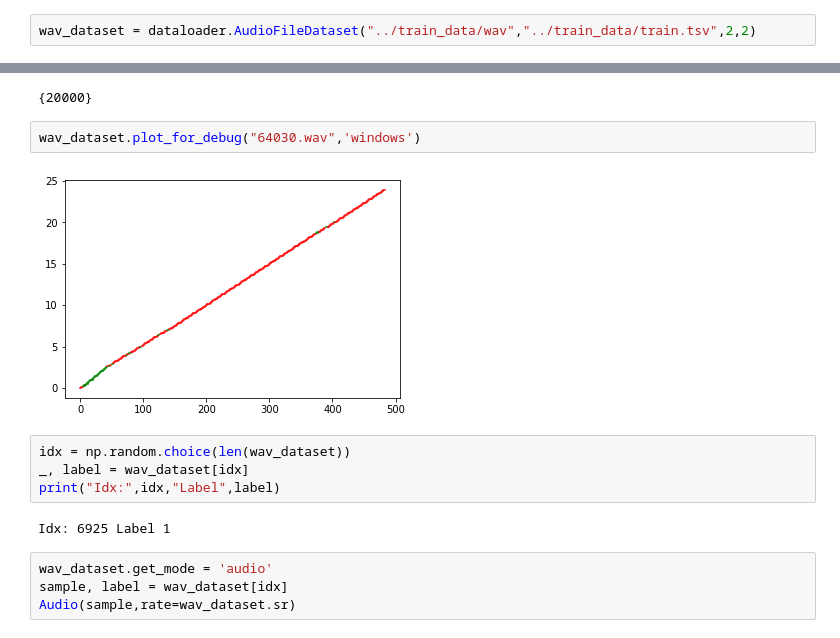
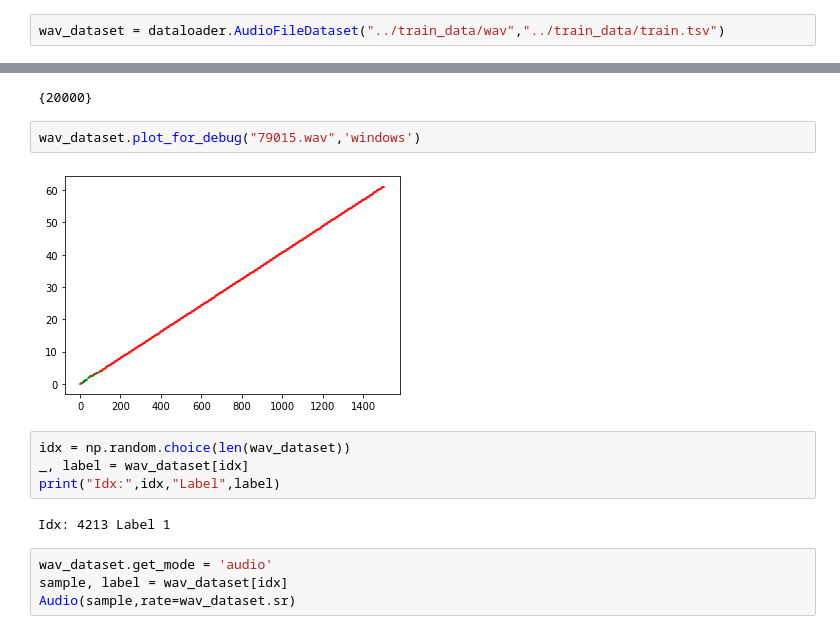
Before and after one commit to orcasound/aifororcas-livesystem, a Jupyter notebook: data_ml/DataSanityCheck.ipynb, the cells around one changed output, grey strips where cells are left out. Cells and saved outputs as stored; diff of their text form.

```diff
--- a/data_ml/DataSanityCheck.ipynb
+++ b/data_ml/DataSanityCheck.ipynb
@@ -168,5 +189,5 @@ df.head()
 | 3 | 60012.wav | 44.606 | 2.410 | Dabob Bay, Seattle, Washington | 28-Oct-1960 | 60012 |
 | 4 | 60012.wav | 46.636 | 3.425 | Dabob Bay, Seattle, Washington | 28-Oct-1960 | 60012 |
 # %%
-wav_dataset = dataloader.AudioFileDataset("../train_data/wav","../train_data/train.tsv",2,2)
+wav_dataset = dataloader.AudioFileDataset("../train_data/wav","../train_data/train.tsv")
 # %% [output]
@@ -214,15 +235,15 @@ set(sampling_rates)
 # %% [output]
 {20000}
 # %%
-wav_dataset.plot_for_debug("64030.wav",'windows')
+wav_dataset.plot_for_debug("79015.wav",'windows')
 # %% [output]
-[figure, old version]
+[figure, new version]
 # %%
 idx = np.random.choice(len(wav_dataset))
 _, label = wav_dataset[idx]
 print("Idx:",idx,"Label",label)
 # %% [output]
-Idx: 6925 Label 1
+Idx: 4213 Label 1
 # %%
 wav_dataset.get_mode = 'audio'
 sample, label = wav_dataset[idx]
```
Also changed, not shown: parts of 13 cells of this notebook, 3 other files.
